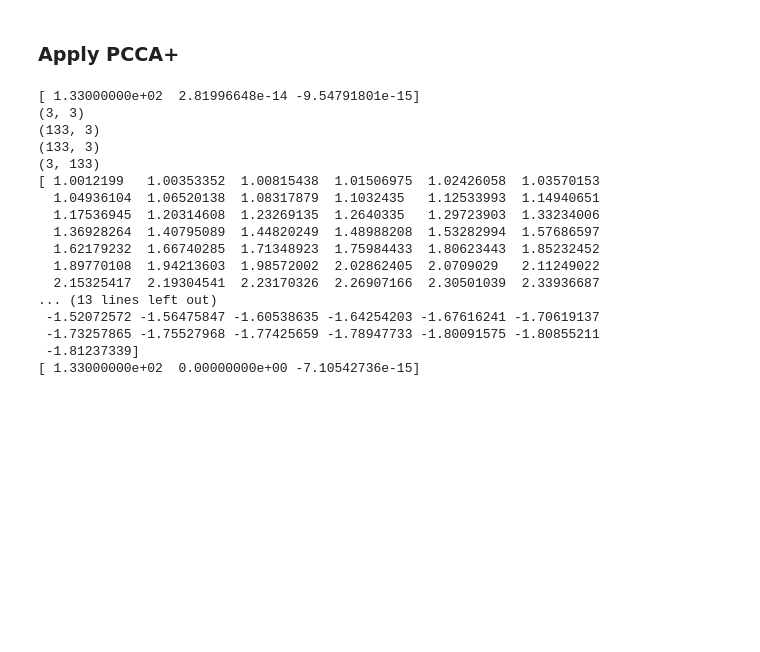
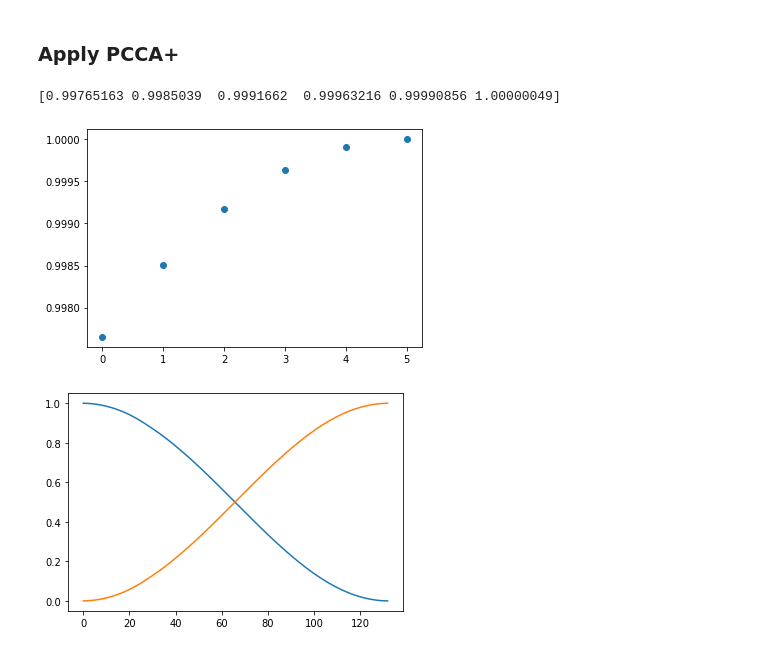
Before and after one commit to 4psireal2/cavity-formation, a Jupyter notebook: cavity_formation_1D.ipynb, the cells around one changed output. Saved outputs shown, nothing was run; the diff lists cells and outputs as text; code cells hidden in the pictures; blank space fills up the shorter version.

```diff
--- a/cavity_formation_1D.ipynb
+++ b/cavity_formation_1D.ipynb
@@ -646,10 +625,15 @@ def _gram_schmidt_mod(X: np.ndarray, eta: np.ndarray) -> np.ndarray:
 # %%
 from scipy.linalg import subspace_angles
 
-r = 3 # number of conformations
+r = 2 # number of conformations
 #eigenval, eigenvec = scipy.sparse.linalg.eigs(Q.T, r, which='LR')
 Q1 = scipy.sparse.csr_matrix.copy(Q)
 Q1 = scipy.linalg.expm(Q1)
+U, s, _ = scipy.sparse.linalg.svds(Q1)
+print(s)
+plt.plot(s,'o')
+plt.show()
+
 Q2 = scipy.sparse.csr_matrix.toarray(Q1)
 R, Q_new = scipy.linalg.schur(Q2, output='real')
 Q_new,R, ap = sort_real_schur(Q_new,R,'LM',r)
@@ -660,48 +644,35 @@ Q, R, eigenvalues = Q_new[:, :r], R[:r, :r], eigenvalues[:r] # sorted_schur
 eta = np.true_divide(np.ones(Q.shape[0]), Q.shape[0])
 if not np.allclose(Q.T.dot(Q * eta[:, None]), np.eye(Q.shape[1]), rtol=1e6 * EPS, atol=1e6 * EPS): # do_schur
         Q = _gram_schmidt_mod(Q, eta)
         # Transform the orthonormalized Schur vectors of P_bar back
         # to orthonormalized Schur vectors X of P.
         X = np.true_divide(Q, np.sqrt(eta)[:, None])
 else:
         # Search for the constant (Schur) vector, if explicitly present.
         n, m = Q.shape
         max_i = 0
         for i in range(m):
             vsum = np.sum(Q[:, i])
             dummy = np.ones(Q[:, i].shape) * (vsum / n)
             if np.allclose(Q[:, i], dummy, rtol=1e-6, atol=1e-5):
                 max_i = i  # TODO: check, if more than one vec fulfills this
 
         # Shift non-constant first (Schur) vector to the right.
         Q[:, max_i] = Q[:, 0]
         # Transform the orthonormalized Schur vectors of P_bar back
         # to orthonormalized Schur vectors X of P.
         X = np.true_divide(Q, np.sqrt(eta)[:, None])
         # Set first (Schur) vector equal 1.
         X[:, 0] = 1.0
 
 
 rot_matrix = _initialize_rot_matrix(X)
 rot_matrix, chi, fopt = _opt_soft(X, rot_matrix) # membership functions
 crispness = (r - fopt) / r
 
-# w = R.dot(X.T)
+plt.plot(chi)
+plt.show()
 # %% [output]
-[ 1.33000000e+02  2.81996648e-14 -9.54791801e-15]
-(3, 3)
-(133, 3)
-(133, 3)
-(3, 133)
-[ 1.0012199   1.00353352  1.00815438  1.01506975  1.02426058  1.03570153
-  1.04936104  1.06520138  1.08317879  1.1032435   1.12533993  1.14940651
-  1.17536945  1.20314608  1.23269135  1.2640335   1.29723903  1.33234006
-  1.36928264  1.40795089  1.44820249  1.48988208  1.53282994  1.57686597
-  1.62179232  1.66740285  1.71348923  1.75984433  1.80623443  1.85232452
-  1.89770108  1.94213603  1.98572002  2.02862405  2.0709029   2.11249022
-  2.15325417  2.19304541  2.23170326  2.26907166  2.30501039  2.33936687
-... (13 lines left out)
- -1.52072572 -1.56475847 -1.60538635 -1.64254203 -1.67616241 -1.70619137
- -1.73257865 -1.75527968 -1.77425659 -1.78947733 -1.80091575 -1.80855211
- -1.81237339]
-[ 1.33000000e+02  0.00000000e+00 -7.10542736e-15]
+[0.99765163 0.9985039  0.9991662  0.99963216 0.99990856 1.00000049]
+[figure, added]
+[figure, added]
```
Also changed, not shown: parts of 2 cells of this notebook, 1 other file.
